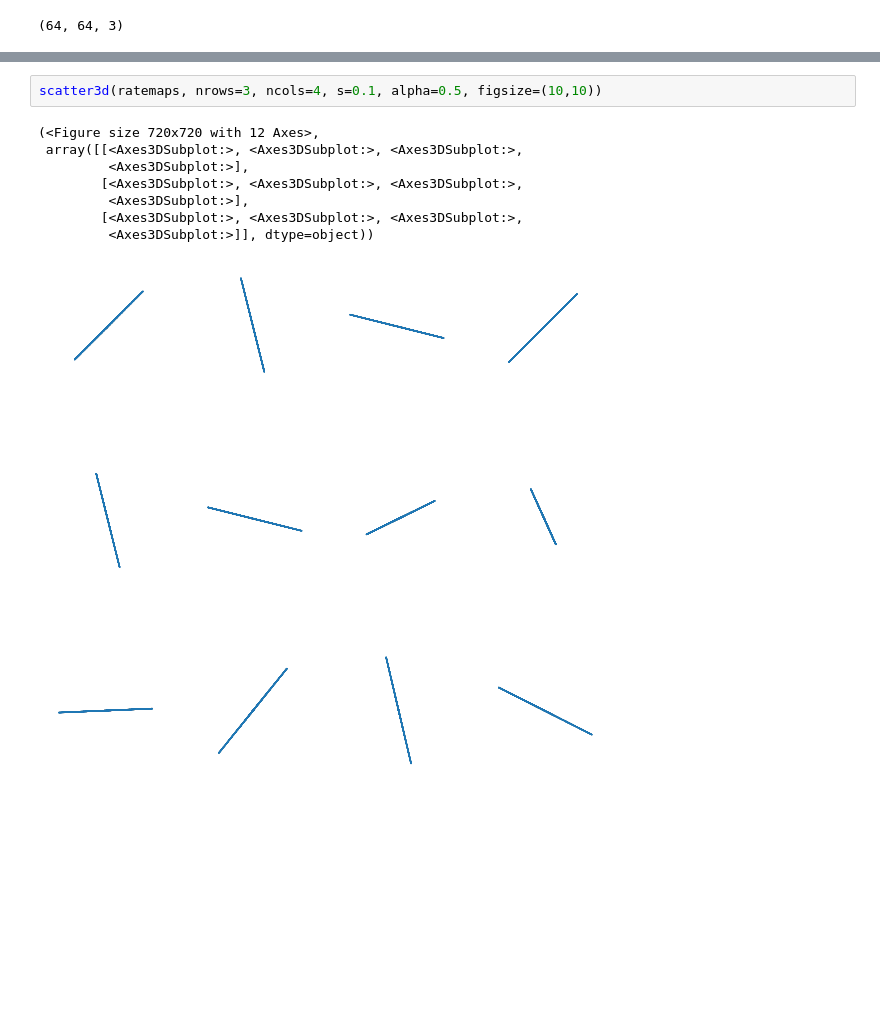
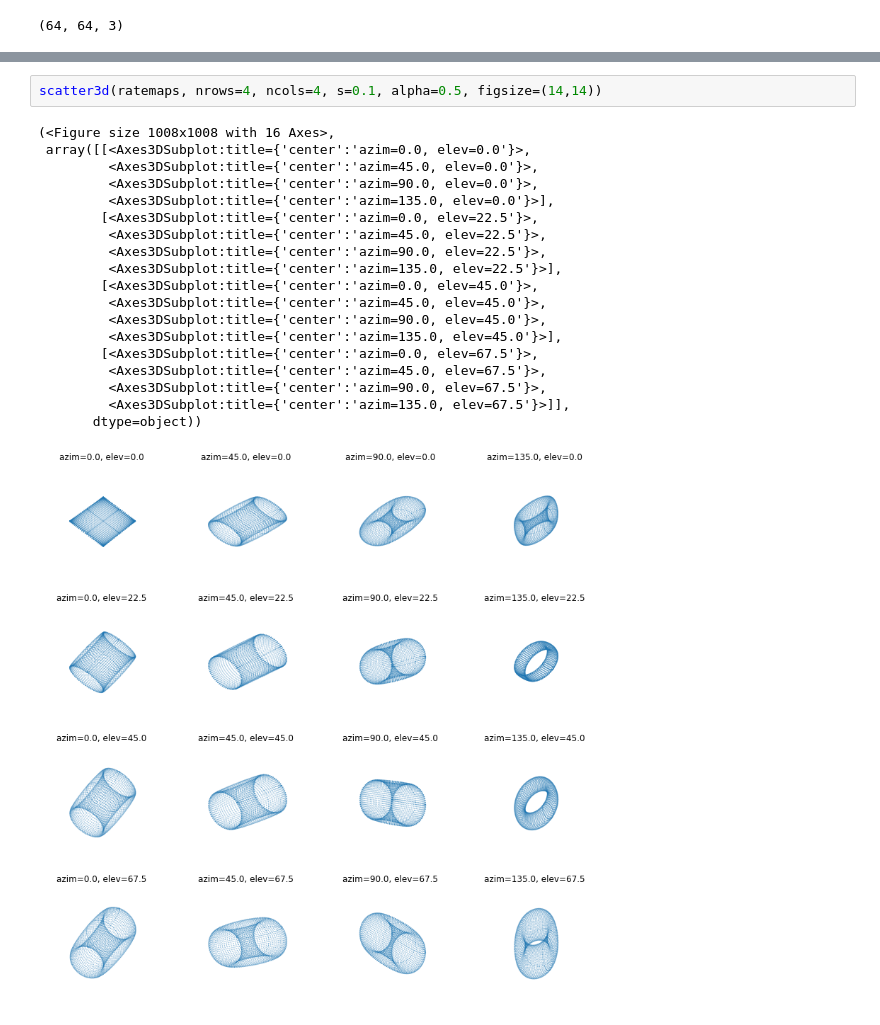
Before and after one commit to bioAI-Oslo/CI-grid-cells, a Jupyter notebook: dev/explore-square-grid.ipynb, the cells around one changed output, grey strips where cells are left out. Saved outputs shown, nothing was run; the diff lists cells and outputs as text; blank space fills up the shorter version.

```diff
--- a/dev/explore-square-grid.ipynb
+++ b/dev/explore-square-grid.ipynb
@@ -62,11 +69,22 @@ np.std(np.sum(ratemaps,axis=-1))
 # %%
-scatter3d(ratemaps, nrows=3, ncols=4, s=0.1, alpha=0.5, figsize=(10,10))
+scatter3d(ratemaps, nrows=4, ncols=4, s=0.1, alpha=0.5, figsize=(14,14))
 # %% [output]
-(<Figure size 720x720 with 12 Axes>,
- array([[<Axes3DSubplot:>, <Axes3DSubplot:>, <Axes3DSubplot:>,
-         <Axes3DSubplot:>],
-        [<Axes3DSubplot:>, <Axes3DSubplot:>, <Axes3DSubplot:>,
-         <Axes3DSubplot:>],
-        [<Axes3DSubplot:>, <Axes3DSubplot:>, <Axes3DSubplot:>,
-         <Axes3DSubplot:>]], dtype=object))
+(<Figure size 1008x1008 with 16 Axes>,
+ array([[<Axes3DSubplot:title={'center':'azim=0.0, elev=0.0'}>,
+         <Axes3DSubplot:title={'center':'azim=45.0, elev=0.0'}>,
+         <Axes3DSubplot:title={'center':'azim=90.0, elev=0.0'}>,
+         <Axes3DSubplot:title={'center':'azim=135.0, elev=0.0'}>],
+        [<Axes3DSubplot:title={'center':'azim=0.0, elev=22.5'}>,
+         <Axes3DSubplot:title={'center':'azim=45.0, elev=22.5'}>,
+         <Axes3DSubplot:title={'center':'azim=90.0, elev=22.5'}>,
+         <Axes3DSubplot:title={'center':'azim=135.0, elev=22.5'}>],
+        [<Axes3DSubplot:title={'center':'azim=0.0, elev=45.0'}>,
+         <Axes3DSubplot:title={'center':'azim=45.0, elev=45.0'}>,
+         <Axes3DSubplot:title={'center':'azim=90.0, elev=45.0'}>,
+         <Axes3DSubplot:title={'center':'azim=135.0, elev=45.0'}>],
+        [<Axes3DSubplot:title={'center':'azim=0.0, elev=67.5'}>,
+         <Axes3DSubplot:title={'center':'azim=45.0, elev=67.5'}>,
+         <Axes3DSubplot:title={'center':'azim=90.0, elev=67.5'}>,
+         <Axes3DSubplot:title={'center':'azim=135.0, elev=67.5'}>]],
+       dtype=object))
-[figure, old version]
+[figure, new version]
```
Also changed, not shown: parts of 2 cells of this notebook.
